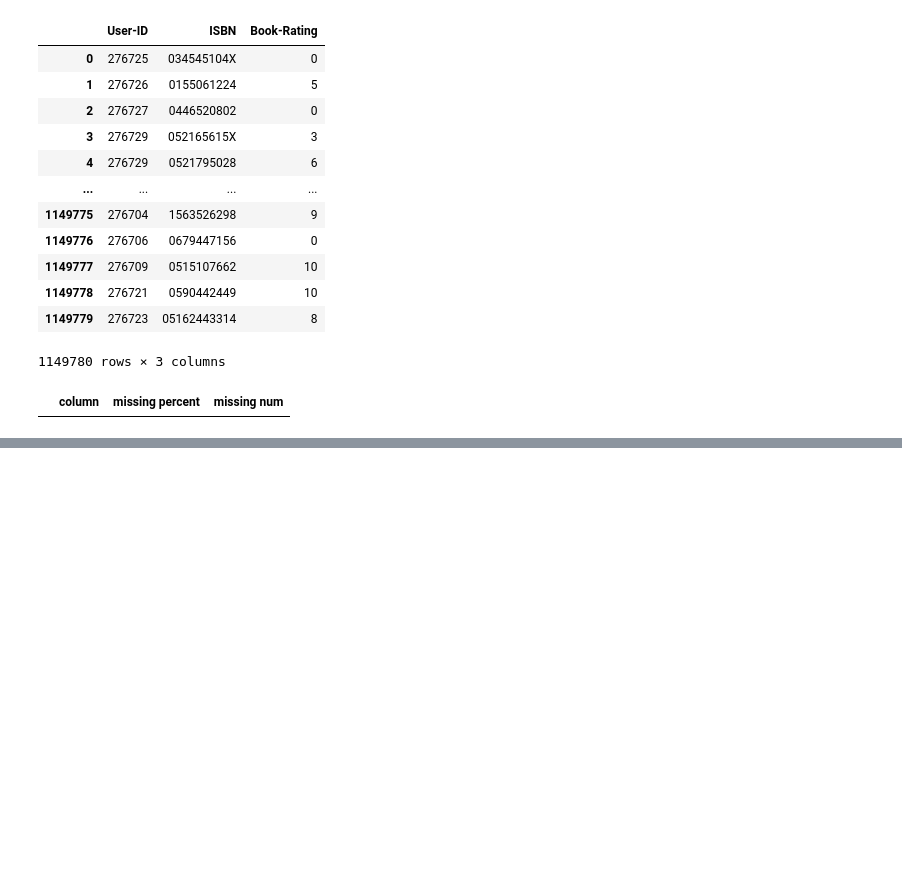
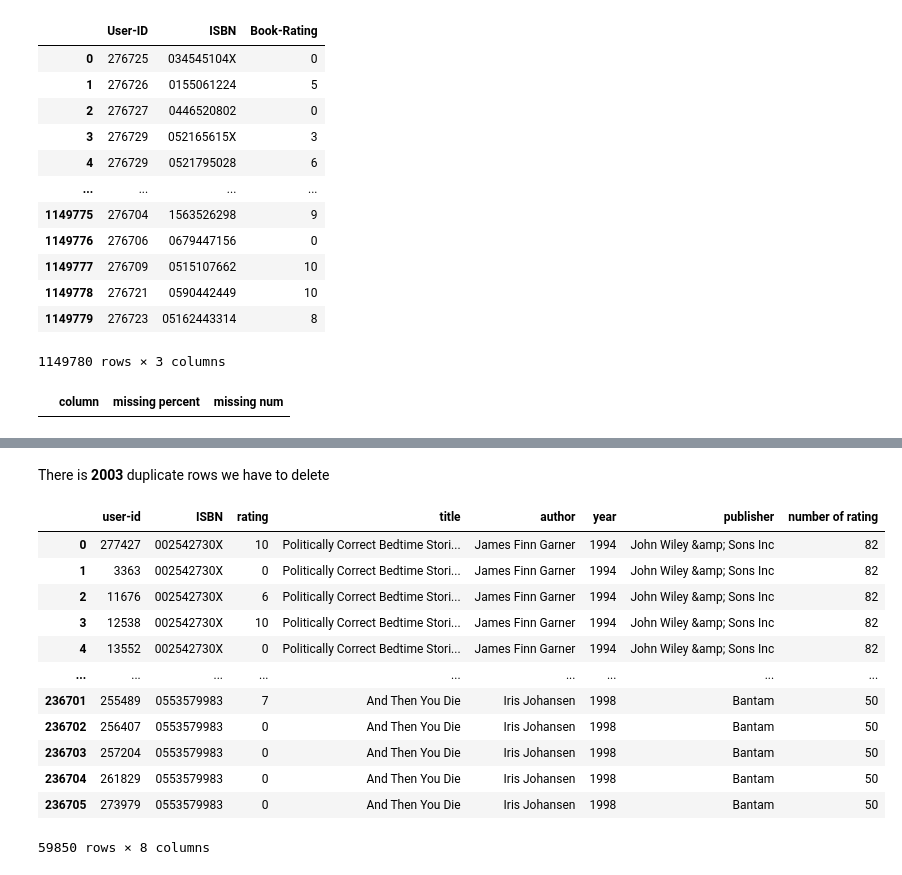
Before and after one commit to pv05/project_ML, a Jupyter notebook: Book-recommender-clustring-ContentBased/contentbased-cluster.ipynb, the cells around one changed output, grey strips where cells are left out. Cells and saved outputs as stored; diff of their text form; code cells hidden in the pictures; blank space fills up the shorter version.

```diff
--- a/Book-recommender-clustring-ContentBased/contentbased-cluster.ipynb
+++ b/Book-recommender-clustring-ContentBased/contentbased-cluster.ipynb
@@ -89,0 +246,5 @@ missinginfo(df2)
+# %%
+duplicate_row = final_rating.shape[0] - final_rating.drop_duplicates(["user-id","title"]).shape[0]
+display(HTML(f'There is <b>{duplicate_row}</b> duplicate rows we have to delete '))
+# %% [output]
+There is 2003 duplicate rows we have to delete
@@ -89,0 +253,16 @@ missinginfo(df2)
+# %%
+final_rating
+# %% [output]
+|  | user-id | ISBN | rating | title | author | year | publisher | number of rating |
+| 0 | 277427 | 002542730X | 10 | Politically Correct Bedtime Stori... | James Finn Garner | 1994 | John Wiley &amp; Sons Inc | 82 |
+| 1 | 3363 | 002542730X | 0 | Politically Correct Bedtime Stori... | James Finn Garner | 1994 | John Wiley &amp; Sons Inc | 82 |
+| 2 | 11676 | 002542730X | 6 | Politically Correct Bedtime Stori... | James Finn Garner | 1994 | John Wiley &amp; Sons Inc | 82 |
+| 3 | 12538 | 002542730X | 10 | Politically Correct Bedtime Stori... | James Finn Garner | 1994 | John Wiley &amp; Sons Inc | 82 |
+| 4 | 13552 | 002542730X | 0 | Politically Correct Bedtime Stori... | James Finn Garner | 1994 | John Wiley &amp; Sons Inc | 82 |
+| ... | ... | ... | ... | ... | ... | ... | ... | ... |
+| 236701 | 255489 | 0553579983 | 7 | And Then You Die | Iris Johansen | 1998 | Bantam | 50 |
+| 236702 | 256407 | 0553579983 | 0 | And Then You Die | Iris Johansen | 1998 | Bantam | 50 |
+| 236703 | 257204 | 0553579983 | 0 | And Then You Die | Iris Johansen | 1998 | Bantam | 50 |
+| 236704 | 261829 | 0553579983 | 0 | And Then You Die | Iris Johansen | 1998 | Bantam | 50 |
+| 236705 | 273979 | 0553579983 | 0 | And Then You Die | Iris Johansen | 1998 | Bantam | 50 |
+59850 rows × 8 columns
```
Also changed, not shown: parts of 56 cells of this notebook.
